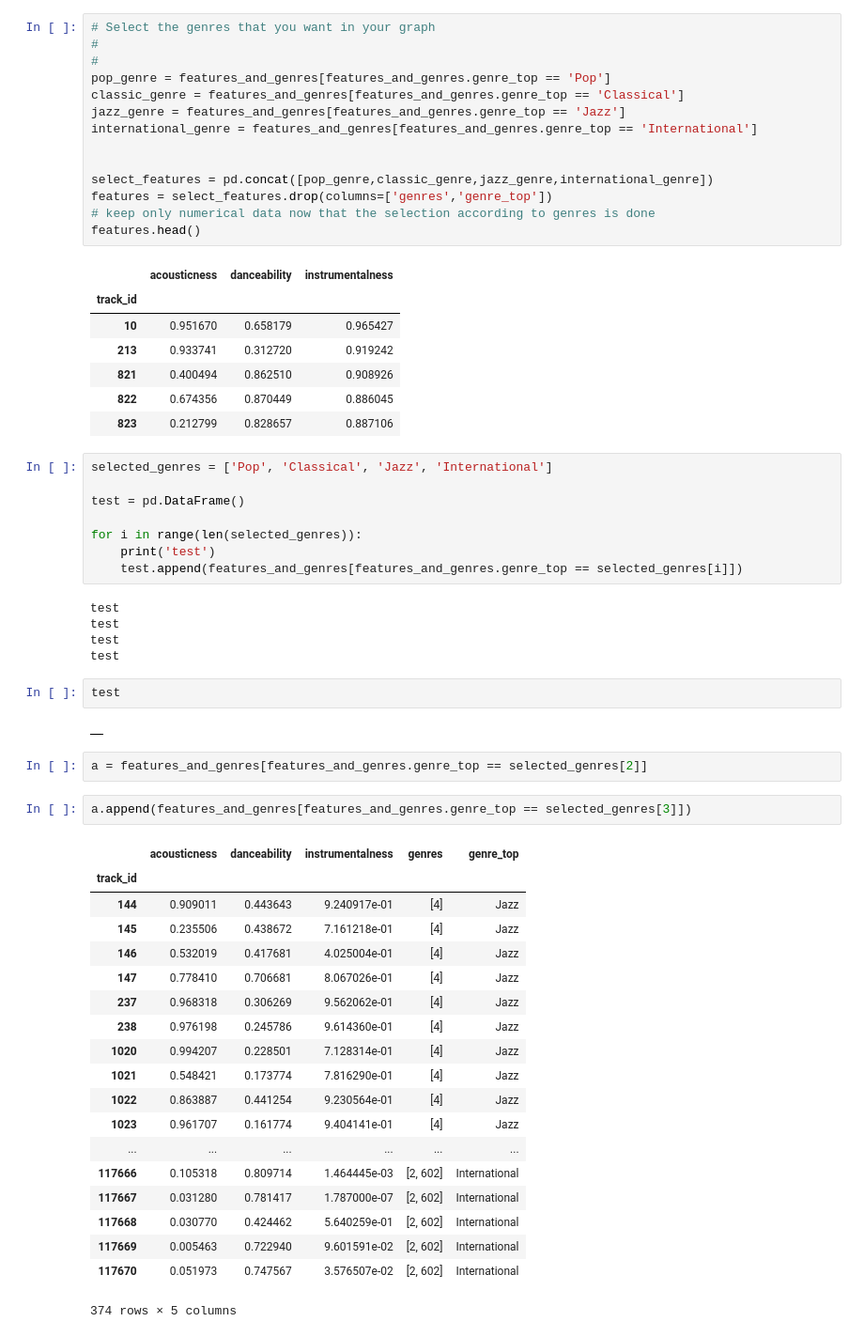
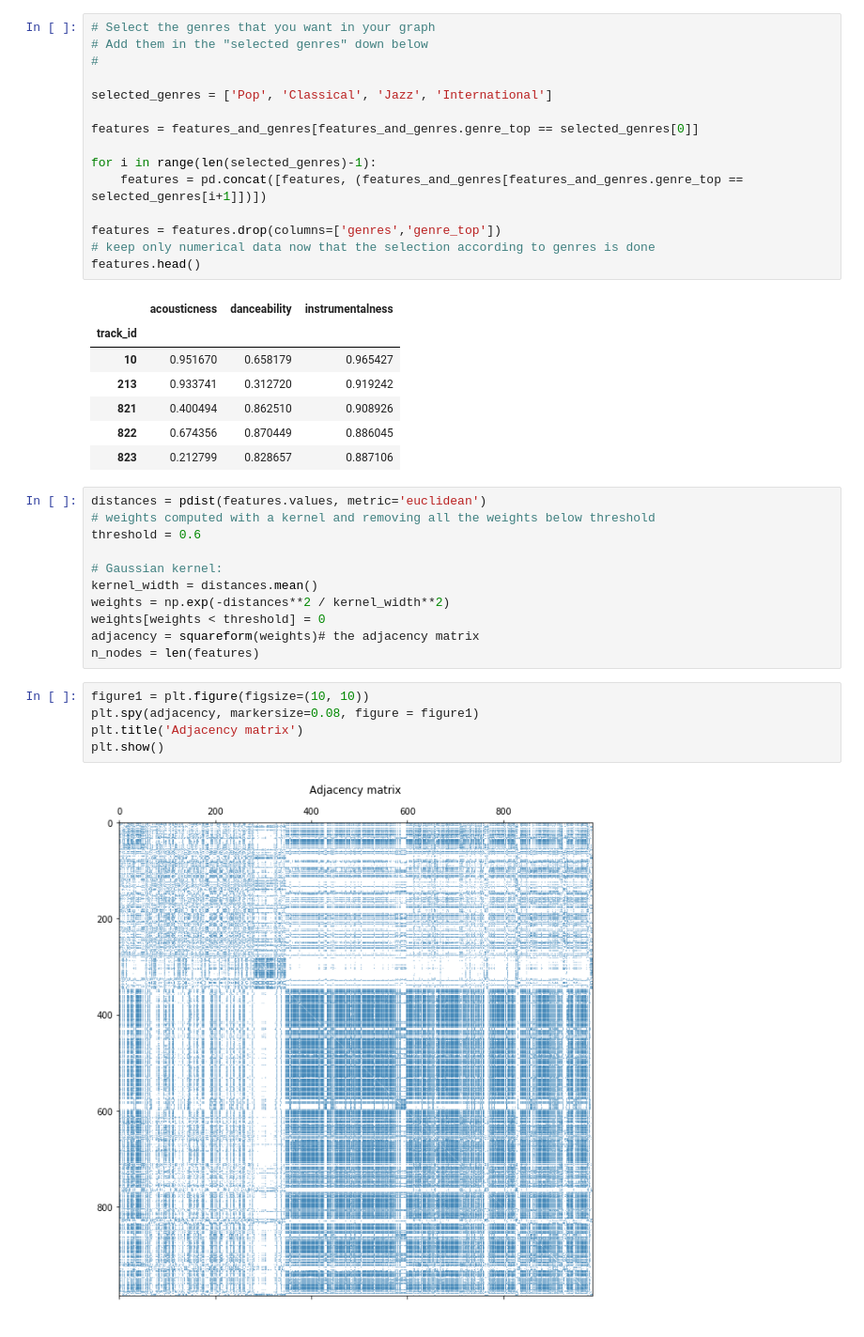
Before and after one commit to Team36-ntds2018/Project_free_music_archives_2018, a Jupyter notebook: Project/Load_save_dataset.ipynb, the cells around one changed output. Shown at 94% size. Cells and saved outputs as stored; diff of their text form.

```diff
--- a/Project/Load_save_dataset.ipynb
+++ b/Project/Load_save_dataset.ipynb
@@ -35,16 +35,17 @@ Experimental             17
 Name: genre_top, dtype: int64
 # %%
 # Select the genres that you want in your graph
+# Add them in the "selected genres" down below
 #
-#
-pop_genre = features_and_genres[features_and_genres.genre_top == 'Pop']
-classic_genre = features_and_genres[features_and_genres.genre_top == 'Classical']
-jazz_genre = features_and_genres[features_and_genres.genre_top == 'Jazz']
-international_genre = features_and_genres[features_and_genres.genre_top == 'International']
 
+selected_genres = ['Pop', 'Classical', 'Jazz', 'International']
 
-select_features = pd.concat([pop_genre,classic_genre,jazz_genre,international_genre])
-features = select_features.drop(columns=['genres','genre_top'])
+features = features_and_genres[features_and_genres.genre_top == selected_genres[0]]
+
+for i in range(len(selected_genres)-1):
+    features = pd.concat([features, (features_and_genres[features_and_genres.genre_top == selected_genres[i+1]])])
+
+features = features.drop(columns=['genres','genre_top'])
 # keep only numerical data now that the selection according to genres is done
 features.head()
 # %% [output]
@@ -55,44 +56,21 @@ features.head()
 | 821 | 0.400494 | 0.862510 | 0.908926 |
 | 822 | 0.674356 | 0.870449 | 0.886045 |
 | 823 | 0.212799 | 0.828657 | 0.887106 |
-# %%
-selected_genres = ['Pop', 'Classical', 'Jazz', 'International']
-
-test = pd.DataFrame()
-
-for i in range(len(selected_genres)):
-    print('test')
-    test.append(features_and_genres[features_and_genres.genre_top == selected_genres[i]])
-# %% [output]
-test
-test
-test
-test
-# %%
-test
-# %% [output]
-|  |
-# %%
-a = features_and_genres[features_and_genres.genre_top == selected_genres[2]]
-# %%
-a.append(features_and_genres[features_and_genres.genre_top == selected_genres[3]])
-# %% [output]
-|  | acousticness | danceability | instrumentalness | genres | genre_top |
-| track_id |  |  |  |  |  |
-| 144 | 0.909011 | 0.443643 | 9.240917e-01 | [4] | Jazz |
-| 145 | 0.235506 | 0.438672 | 7.161218e-01 | [4] | Jazz |
-| 146 | 0.532019 | 0.417681 | 4.025004e-01 | [4] | Jazz |
-| 147 | 0.778410 | 0.706681 | 8.067026e-01 | [4] | Jazz |
-| 237 | 0.968318 | 0.306269 | 9.562062e-01 | [4] | Jazz |
-| 238 | 0.976198 | 0.245786 | 9.614360e-01 | [4] | Jazz |
-| 1020 | 0.994207 | 0.228501 | 7.128314e-01 | [4] | Jazz |
-| 1021 | 0.548421 | 0.173774 | 7.816290e-01 | [4] | Jazz |
-| 1022 | 0.863887 | 0.441254 | 9.230564e-01 | [4] | Jazz |
-| 1023 | 0.961707 | 0.161774 | 9.404141e-01 | [4] | Jazz |
-| ... | ... | ... | ... | ... | ... |
-| 117666 | 0.105318 | 0.809714 | 1.464445e-03 | [2, 602] | International |
-| 117667 | 0.031280 | 0.781417 | 1.787000e-07 | [2, 602] | International |
-| 117668 | 0.030770 | 0.424462 | 5.640259e-01 | [2, 602] | International |
-| 117669 | 0.005463 | 0.722940 | 9.601591e-02 | [2, 602] | International |
-| 117670 | 0.051973 | 0.747567 | 3.576507e-02 | [2, 602] | International |
-374 rows × 5 columns
+# %%
+distances = pdist(features.values, metric='euclidean')
+# weights computed with a kernel and removing all the weights below threshold
+threshold = 0.6
+
+# Gaussian kernel:
+kernel_width = distances.mean()
+weights = np.exp(-distances**2 / kernel_width**2)
+weights[weights < threshold] = 0
+adjacency = squareform(weights)# the adjacency matrix
+n_nodes = len(features)
+# %%
+figure1 = plt.figure(figsize=(10, 10))
+plt.spy(adjacency, markersize=0.08, figure = figure1)
+plt.title('Adjacency matrix')
+plt.show()
+# %% [output]
+[figure, added]
```
Also changed, not shown: parts of 1 cell of this notebook, 3 other files.
